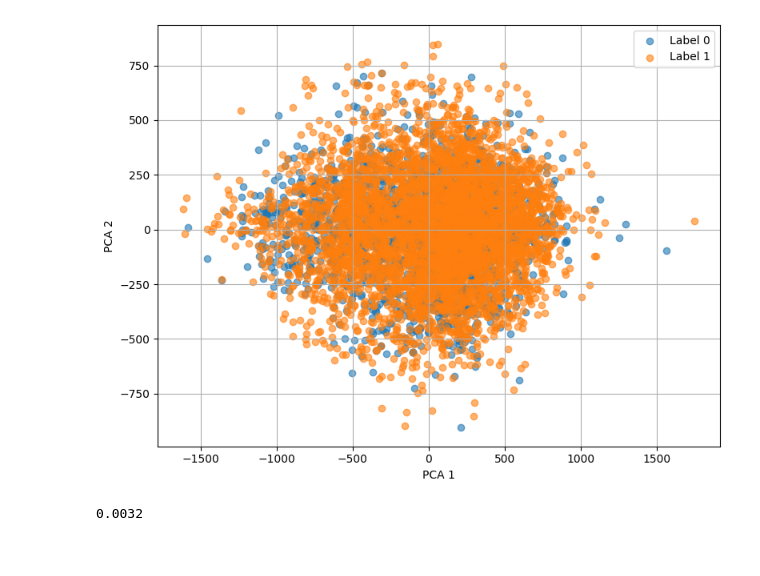
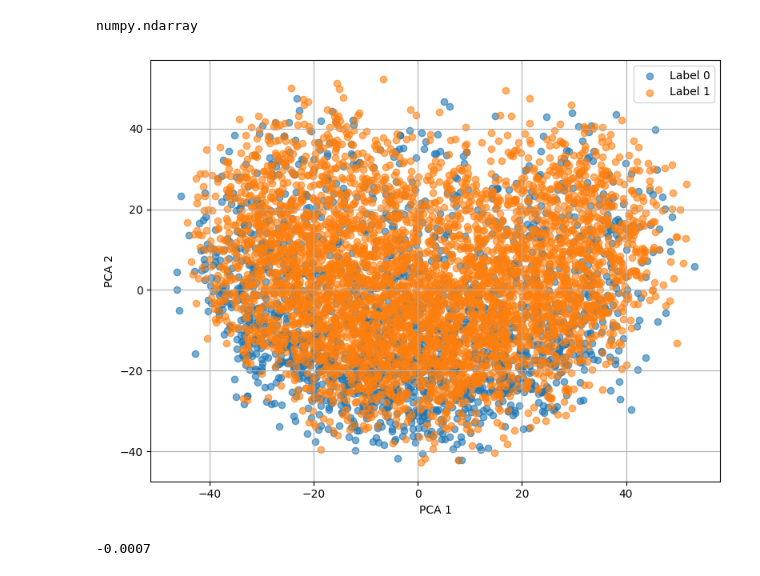
Before and after one commit to StrugVN/data-analysis-ctu, a Jupyter notebook: 7/7_ml.ipynb, the cells around one changed output. Drawn from its saved outputs; the diff is of its cells as text; code cells hidden in the pictures.

```diff
--- a/7/7_ml.ipynb
+++ b/7/7_ml.ipynb
@@ -134,2 +130,2 @@ def compute_cluster_feature(img_path, patch_size=16):
 # %%
-df['cluster_feature'] = df['img_path'].apply(compute_cluster_feature)
+df['cluster_feature'] = df['img_path'].apply(extract_combined_features)
@@ -152,43 +152,42 @@ df
+# %%
+type(df['cluster_feature'][0])
+# %% [output]
+numpy.ndarray
 # %%
 import numpy as np
 from sklearn.decomposition import PCA
 import matplotlib.pyplot as plt
+from sklearn.preprocessing import StandardScaler
 
-X = np.vstack(df['cluster_feature'].values)
 y = df['bin_label'].values
+X_scaled = StandardScaler().fit_transform(np.vstack(df['cluster_feature'].values)  )
 
 pca = PCA(n_components=2)
-X_pca = pca.fit_transform(X)
+X_pca = pca.fit_transform(X_scaled)
 plt.figure(figsize=(8, 6))
 for label in np.unique(y):
     idx = y == label
     plt.scatter(X_pca[idx, 0], X_pca[idx, 1], label=f'Label {label}', alpha=0.6)
 
 plt.xlabel("PCA 1")
 plt.ylabel("PCA 2")
 plt.legend()
 plt.grid(True)
 plt.tight_layout()
 plt.show()
 # %% [output]
-[figure, old version]
+[figure, new version]
 # %%
 from sklearn.cluster import KMeans
 from sklearn.metrics import adjusted_rand_score
 
-X = np.vstack(df['cluster_feature'].values)
-
 kmeans = KMeans(n_clusters=2, random_state=42)
-cluster_labels = kmeans.fit_predict(X)
-
-pca = PCA(n_components=2)
-X_pca = pca.fit_transform(X)
-
+cluster_labels = kmeans.fit_predict(X_scaled)
 
 ari = adjusted_rand_score(df['bin_label'], cluster_labels)
 print(f"{ari:.4f}")
 # %% [output]
-0.0032
+-0.0007
 # %%
 plt.figure(figsize=(8, 6))
 for label in np.unique(cluster_labels):
```
Also changed, not shown: parts of 11 cells of this notebook, 19 other files.
